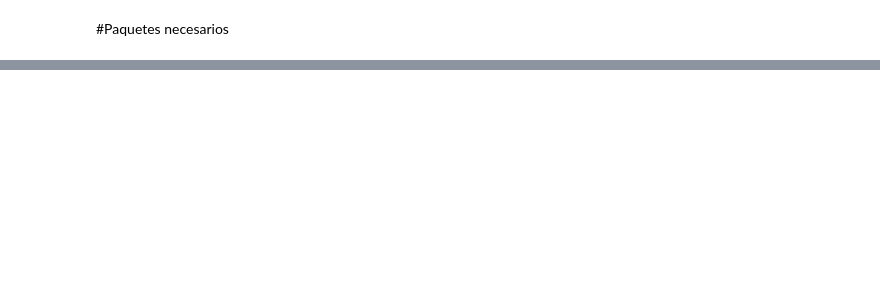
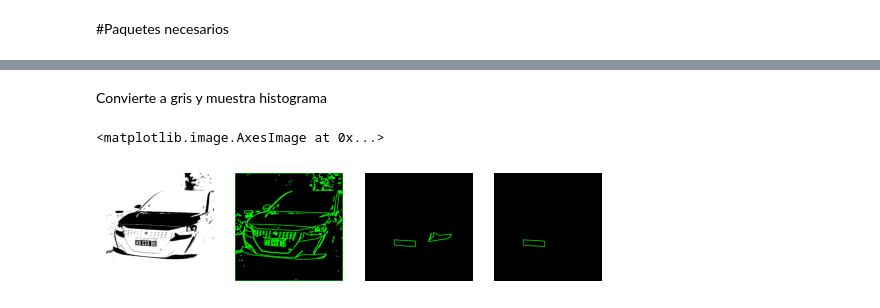
Before and after one commit to GuillermoMML/VC, a Jupyter notebook: VC_p5/VC_P5.ipynb, the cells around one changed output, grey strips where cells are left out. Drawn from its saved outputs; the diff is of its cells as text; code cells hidden in the pictures; blank space fills up the shorter version.

```diff
--- a/VC_p5/VC_P5.ipynb
+++ b/VC_p5/VC_P5.ipynb
@@ -115,0 +24,77 @@ Reconocimiento decaracteres tras instalar easyocr
+# %% [markdown]
+Convierte a gris y muestra histograma
+# %%
+#Convierte la imagen a todos de gris, mostrando el resultado
+#Convierte la imagen a todos de gris, mostrando el resultado
+img_gris = cv2.cvtColor(img, cv2.COLOR_BGR2GRAY)
+
+#Cálculo del histograma con 256 bins de una imagen en escala de grises
+
+plt.subplot(1, 4, 1)
+plt.axis("off")
+plt.imshow(img_gris, cmap='gray')
+
+def apply_threshold(img):
+    return cv2.threshold(img, 170, 255, cv2.THRESH_BINARY_INV)[1]
+
+def find_contours(img):
+        return cv2.findContours(img, cv2.RETR_LIST, cv2.CHAIN_APPROX_SIMPLE)[0]
+
+def crop_license_plate(self, img, license):
+    x, y, w, h = cv2.boundingRect(license)
+    return img[y:y+h,x:x+w]
+#Threshhold
+
+thresh = apply_threshold(img_gris)
+plt.imshow(thresh, cmap='gray')
+
+contours = find_contours(thresh)
+
+canvas = np.zeros_like(img)
+cv2.drawContours(canvas,contours,-1,(0,255,0),2)
+plt.subplot(1, 4, 2)
+
+plt.axis('off')
+plt.imshow(canvas)
+
+#Calculamos el aspect ratio 520x110 mm --> 520/110 = 4,7272727272
+
+min_w=80
+max_w=200
+min_h=24
+max_h=100
+matricula_ratio =  3.076923076292
+candidates = []
+
+for cnt in contours:
+  x, y, w, h = cv2.boundingRect(cnt)
+  aspect_ratio = float(w) / h
+  if (np.isclose(aspect_ratio, matricula_ratio, atol=0.7) and
+      (max_w > w > min_w) and
+      (max_h > h > min_h)):
+        candidates.append(cnt)
+
+
+
+plates = np.zeros_like(img)
+cv2.drawContours(plates,candidates,-1,(0,255,0),2)
+plt.subplot(1, 4, 3)
+plt.axis('off')
+plt.imshow(plates)
+
+
+#Eliminamos los contornos restantes (nos quedamos con el de más abajo)
+ys = []
+for cnt in candidates:
+    x,y,w,h = cv2.boundingRect(cnt)
+    ys.append(y)
+license = candidates[np.argmax(ys)]
+
+canvas2 = np.zeros_like(img)
+cv2.drawContours(canvas2, [license], -1, (0,255,0),2)
+plt.subplot(1,4,4)
+plt.axis('off')
+plt.imshow(canvas2)
+# %% [output]
+<matplotlib.image.AxesImage at 0x...>
+[figure, added]
```
Also changed, not shown: parts of 14 cells of this notebook, 19 other files.
